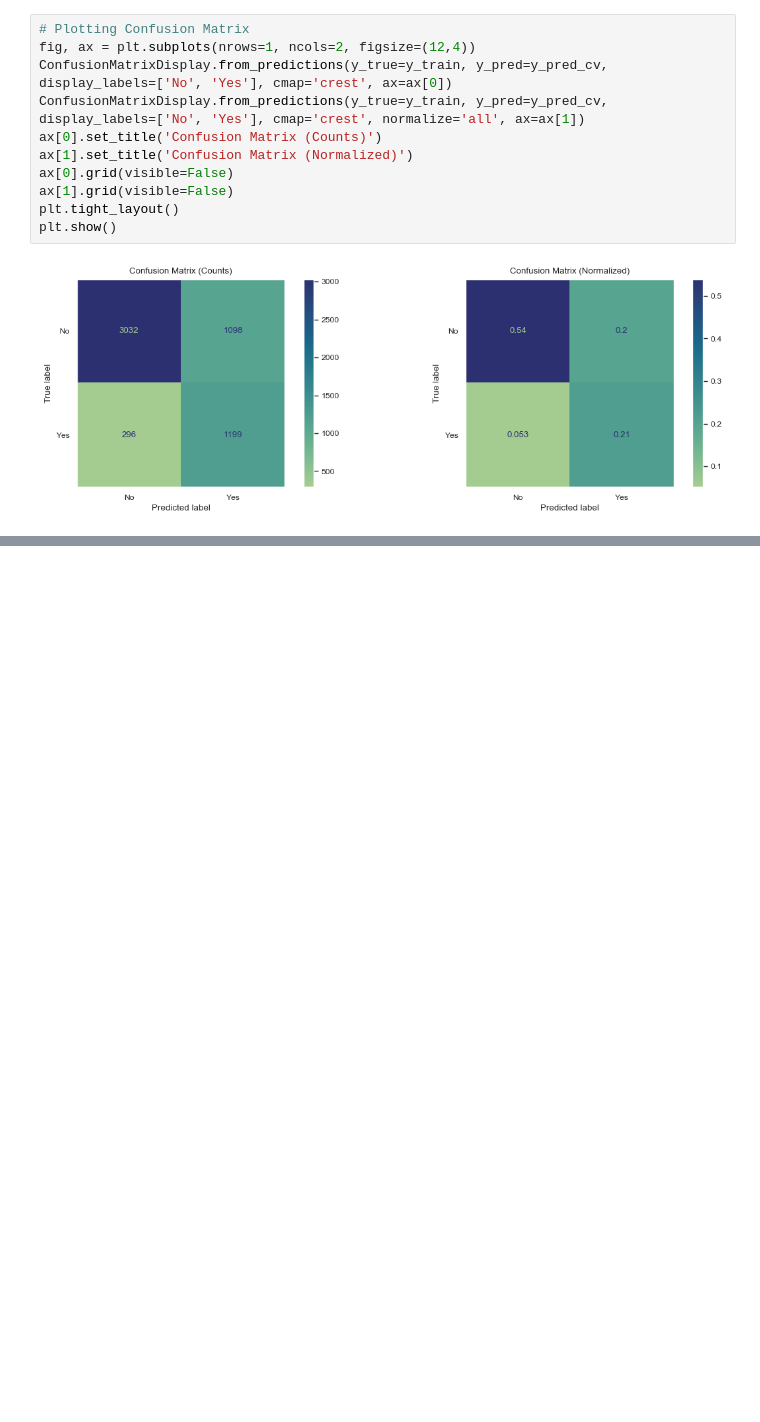
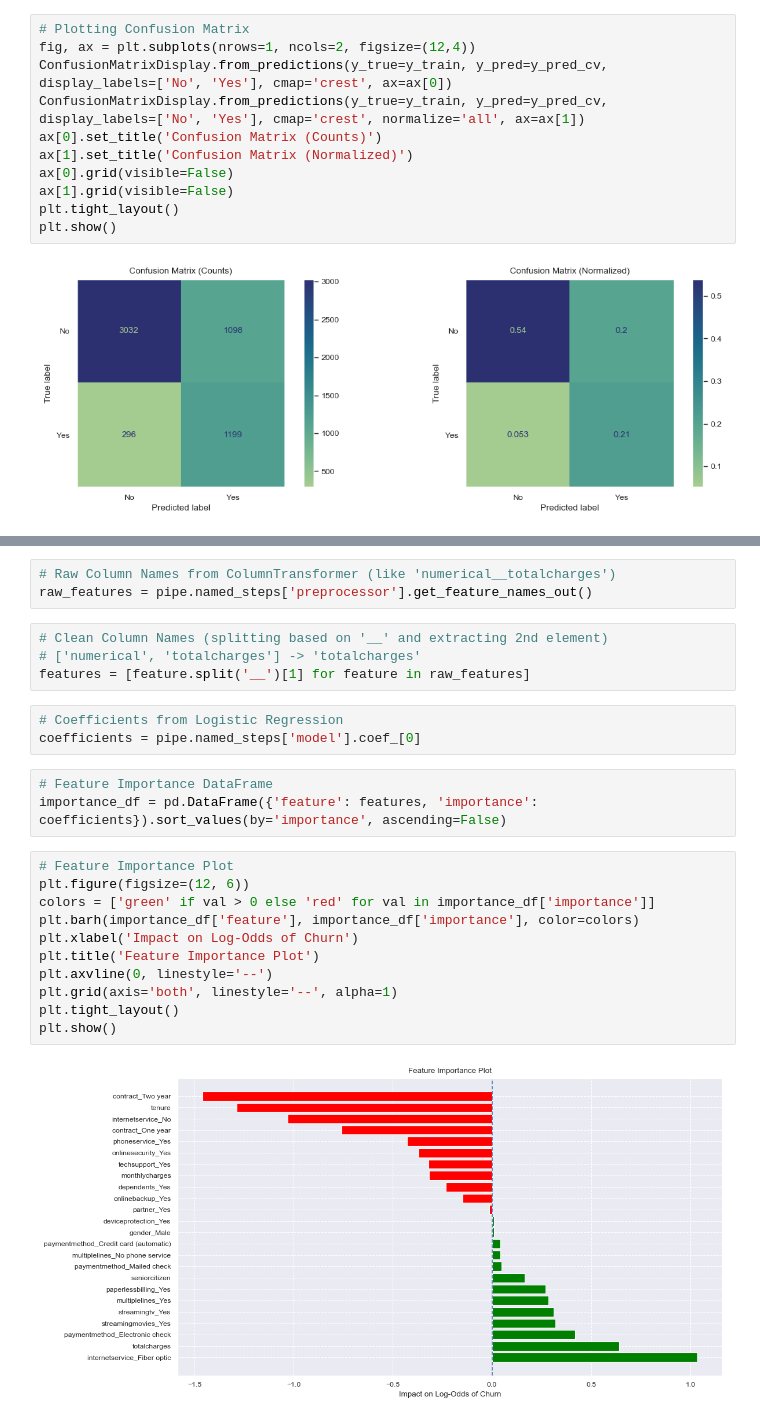
Before and after one commit to themrityunjaypathak/ChurnLabs, a Jupyter notebook: notebooks/02_model.ipynb, the cells around one changed output, grey strips where cells are left out. Drawn from its saved outputs; the diff is of its cells as text; blank space fills up the shorter version.

Commit message:
feat: compute feature importance and visualize impact on churn

```diff
--- a/notebooks/02_model.ipynb
+++ b/notebooks/02_model.ipynb
@@ -471,0 +497,26 @@ plt.show()
+# %%
+# Raw Column Names from ColumnTransformer (like 'numerical__totalcharges')
+raw_features = pipe.named_steps['preprocessor'].get_feature_names_out()
+# %%
+# Clean Column Names (splitting based on '__' and extracting 2nd element)
+# ['numerical', 'totalcharges'] -> 'totalcharges'
+features = [feature.split('__')[1] for feature in raw_features]
+# %%
+# Coefficients from Logistic Regression
+coefficients = pipe.named_steps['model'].coef_[0]
+# %%
+# Feature Importance DataFrame
+importance_df = pd.DataFrame({'feature': features, 'importance': coefficients}).sort_values(by='importance', ascending=False)
+# %%
+# Feature Importance Plot
+plt.figure(figsize=(12, 6))
+colors = ['green' if val > 0 else 'red' for val in importance_df['importance']]
+plt.barh(importance_df['feature'], importance_df['importance'], color=colors)
+plt.xlabel('Impact on Log-Odds of Churn')
+plt.title('Feature Importance Plot')
+plt.axvline(0, linestyle='--')
+plt.grid(axis='both', linestyle='--', alpha=1)
+plt.tight_layout()
+plt.show()
+# %% [output]
+[figure, added]
```
Also changed, not shown: parts of 3 cells of this notebook.
